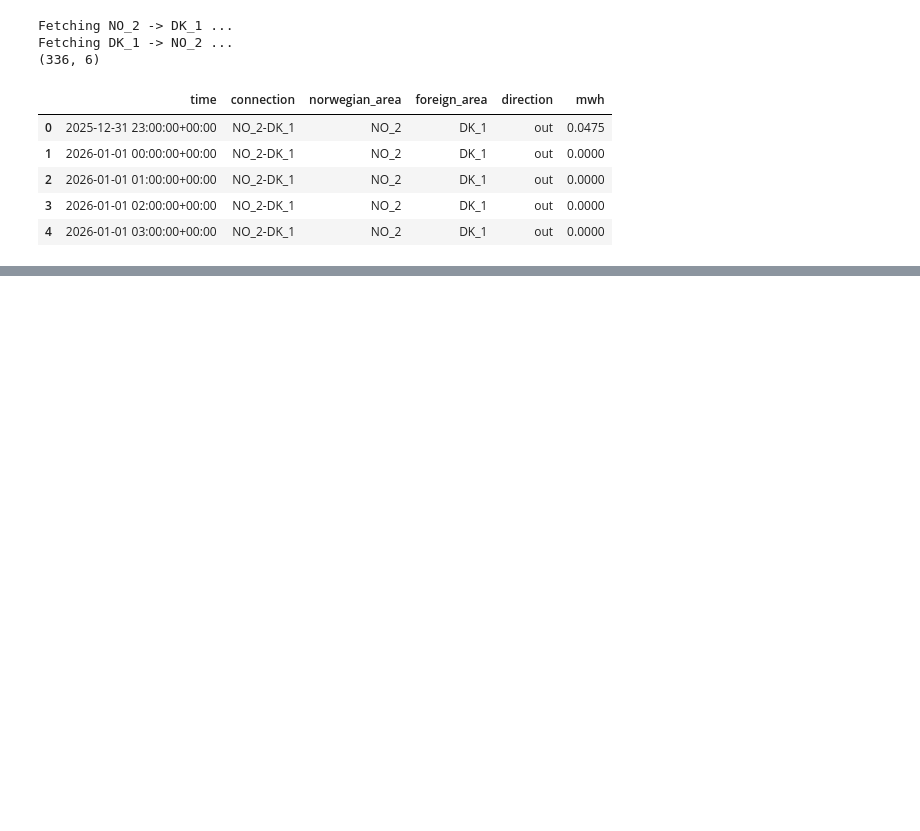
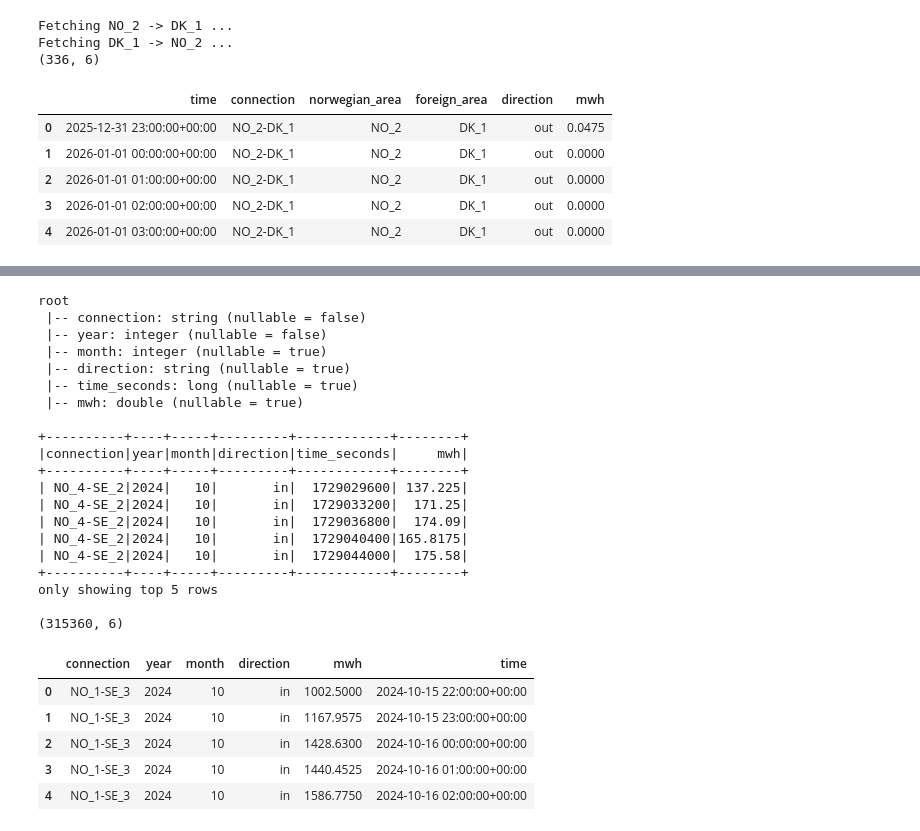
Before and after one commit to Povland/IND320, a Jupyter notebook: notebooks/Oblig2.ipynb, the cells around one changed output, grey strips where cells are left out. Cells and saved outputs as stored; diff of their text form; code cells hidden in the pictures; blank space fills up the shorter version.

```diff
--- a/notebooks/Oblig2.ipynb
+++ b/notebooks/Oblig2.ipynb
@@ -358,0 +544,55 @@ Fetching DK_1 -> NO_2 ...
+# %%
+# Extracts the relevant columns from Cassandra with Spark:
+# - month in Norwegian time, so "January" means January in Norway
+# - time as seconds since 1970 (a plain number), converted in pandas below.
+#   Like on the way in, this avoids the time passing through the PC's local time on the way out
+extracted = (
+    stored
+    .withColumn("month", F.month(F.from_utc_timestamp("time", entsoe.TIMEZONE)))
+    .select(
+        "connection",
+        "year",
+        "month",
+        "direction",
+        F.col("time").cast("long").alias("time_seconds"),
+        "mwh",
+    )
+)
+
+extracted.printSchema()
+extracted.show(5)
+
+# Over to pandas for plotting, with the time converted back to UTC timestamps
+flows_extracted = extracted.toPandas()
+flows_extracted["time"] = pd.to_datetime(flows_extracted.pop("time_seconds"), unit="s", utc=True)
+flows_extracted = flows_extracted.sort_values(["connection", "direction", "time"]).reset_index(drop=True)
+
+print(flows_extracted.shape)
+flows_extracted.head()
+# %% [output]
+root
+ |-- connection: string (nullable = false)
+ |-- year: integer (nullable = false)
+ |-- month: integer (nullable = true)
+ |-- direction: string (nullable = true)
+ |-- time_seconds: long (nullable = true)
+ |-- mwh: double (nullable = true)
+
++----------+----+-----+---------+------------+--------+
+|connection|year|month|direction|time_seconds|     mwh|
++----------+----+-----+---------+------------+--------+
+| NO_4-SE_2|2024|   10|       in|  1729029600| 137.225|
+| NO_4-SE_2|2024|   10|       in|  1729033200|  171.25|
+| NO_4-SE_2|2024|   10|       in|  1729036800|  174.09|
+| NO_4-SE_2|2024|   10|       in|  1729040400|165.8175|
+| NO_4-SE_2|2024|   10|       in|  1729044000|  175.58|
++----------+----+-----+---------+------------+--------+
+only showing top 5 rows
+
+(315360, 6)
+|  | connection | year | month | direction | mwh | time |
+| 0 | NO_1-SE_3 | 2024 | 10 | in | 1002.5000 | 2024-10-15 22:00:00+00:00 |
+| 1 | NO_1-SE_3 | 2024 | 10 | in | 1167.9575 | 2024-10-15 23:00:00+00:00 |
+| 2 | NO_1-SE_3 | 2024 | 10 | in | 1428.6300 | 2024-10-16 00:00:00+00:00 |
+| 3 | NO_1-SE_3 | 2024 | 10 | in | 1440.4525 | 2024-10-16 01:00:00+00:00 |
+| 4 | NO_1-SE_3 | 2024 | 10 | in | 1586.7750 | 2024-10-16 02:00:00+00:00 |
```
Also changed, not shown: parts of 16 cells of this notebook, 5 other files.
